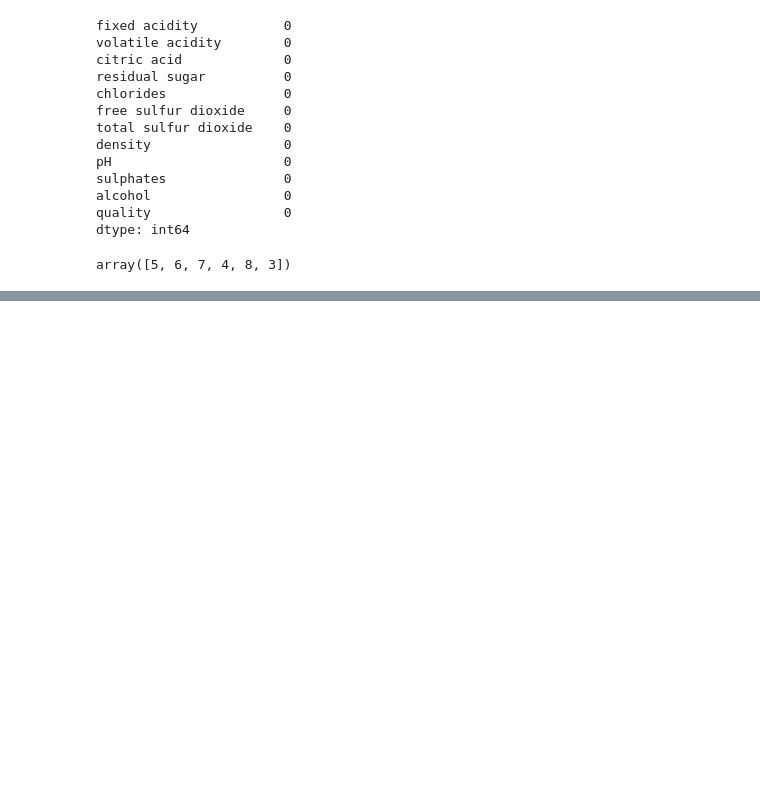
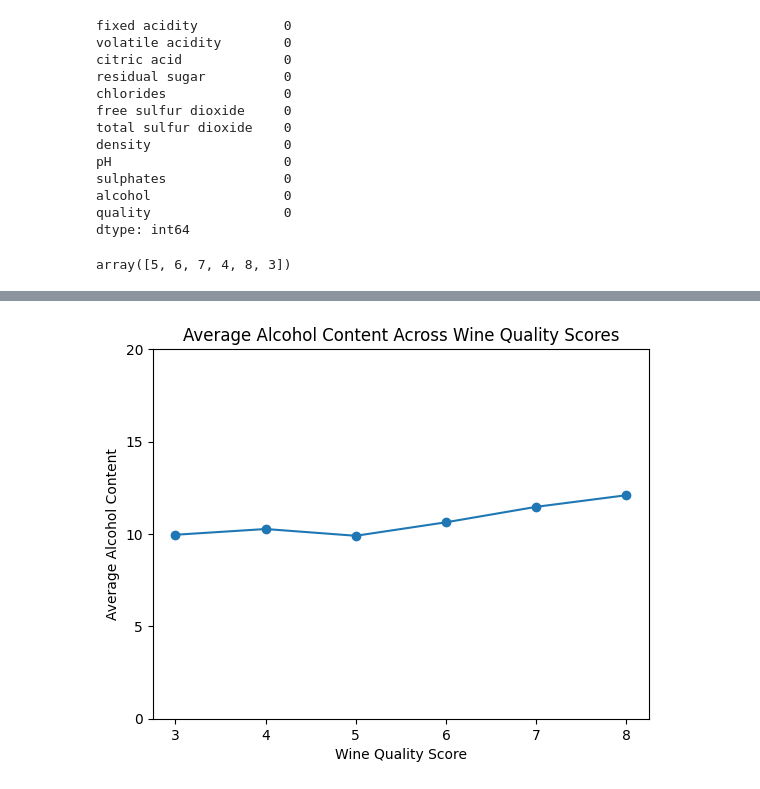
Before and after one commit to shambhavi07/CSCI608FinalProject, a Jupyter notebook: FinalProject.ipynb, the cells around one changed output, grey strips where cells are left out. Cells and saved outputs as stored; diff of their text form; code cells hidden in the pictures; blank space fills up the shorter version.

```diff
--- a/FinalProject.ipynb
+++ b/FinalProject.ipynb
@@ -92,0 +119,14 @@ array([5, 6, 7, 4, 8, 3])
+# %%
+avg_alcohol_by_quality = df.groupby('quality')['alcohol'].mean()
+plt.figure()
+plt.plot(avg_alcohol_by_quality.index,
+         avg_alcohol_by_quality.values,
+         marker='o')
+plt.xlabel('Wine Quality Score')
+plt.ylabel('Average Alcohol Content')
+plt.title('Average Alcohol Content Across Wine Quality Scores')
+plt.ylim(0, max(avg_alcohol_by_quality.values) + 1)
+plt.yticks(range(0, 21, 5))
+plt.show()
+# %% [output]
+[figure, added]
```
Also changed, not shown: parts of 9 cells of this notebook.
